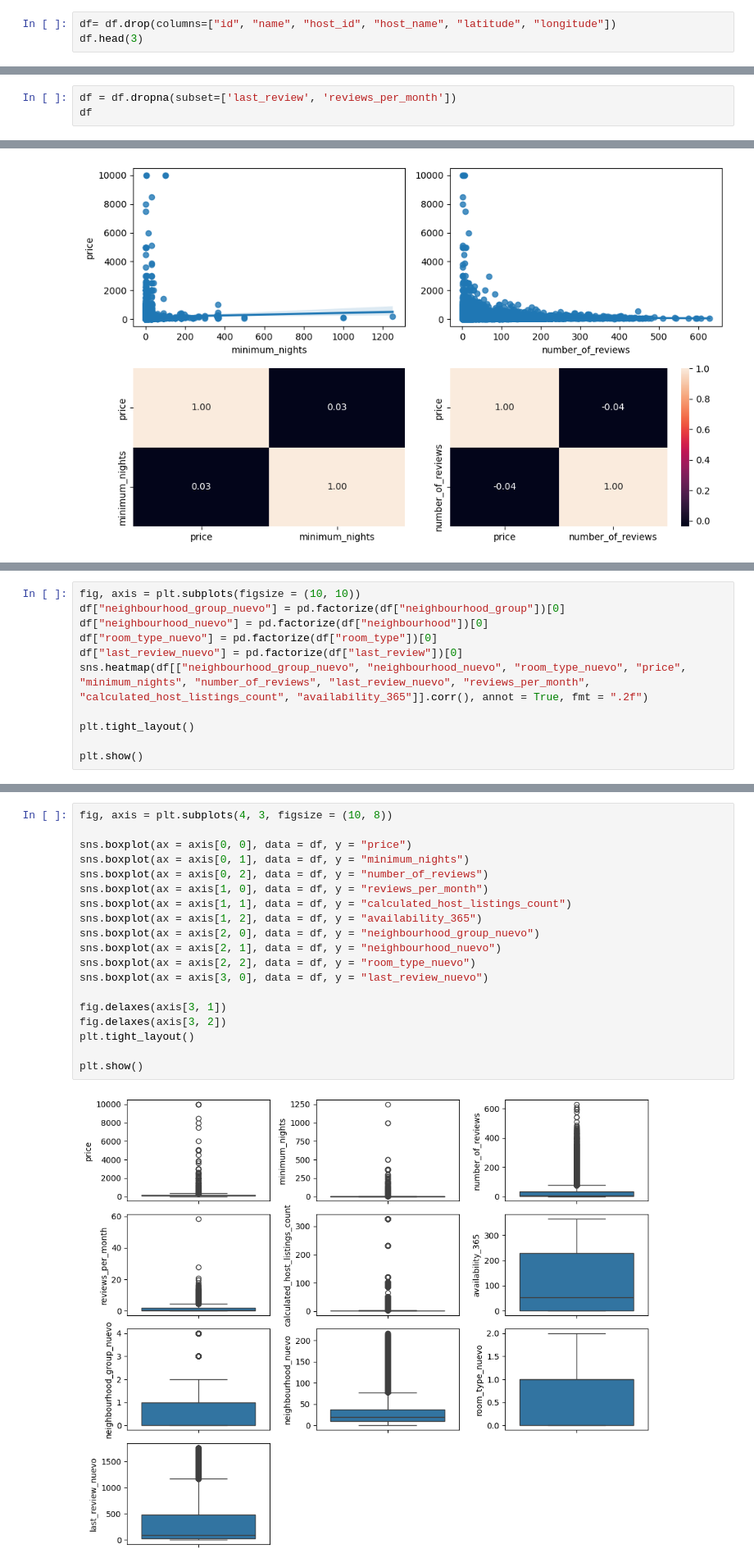
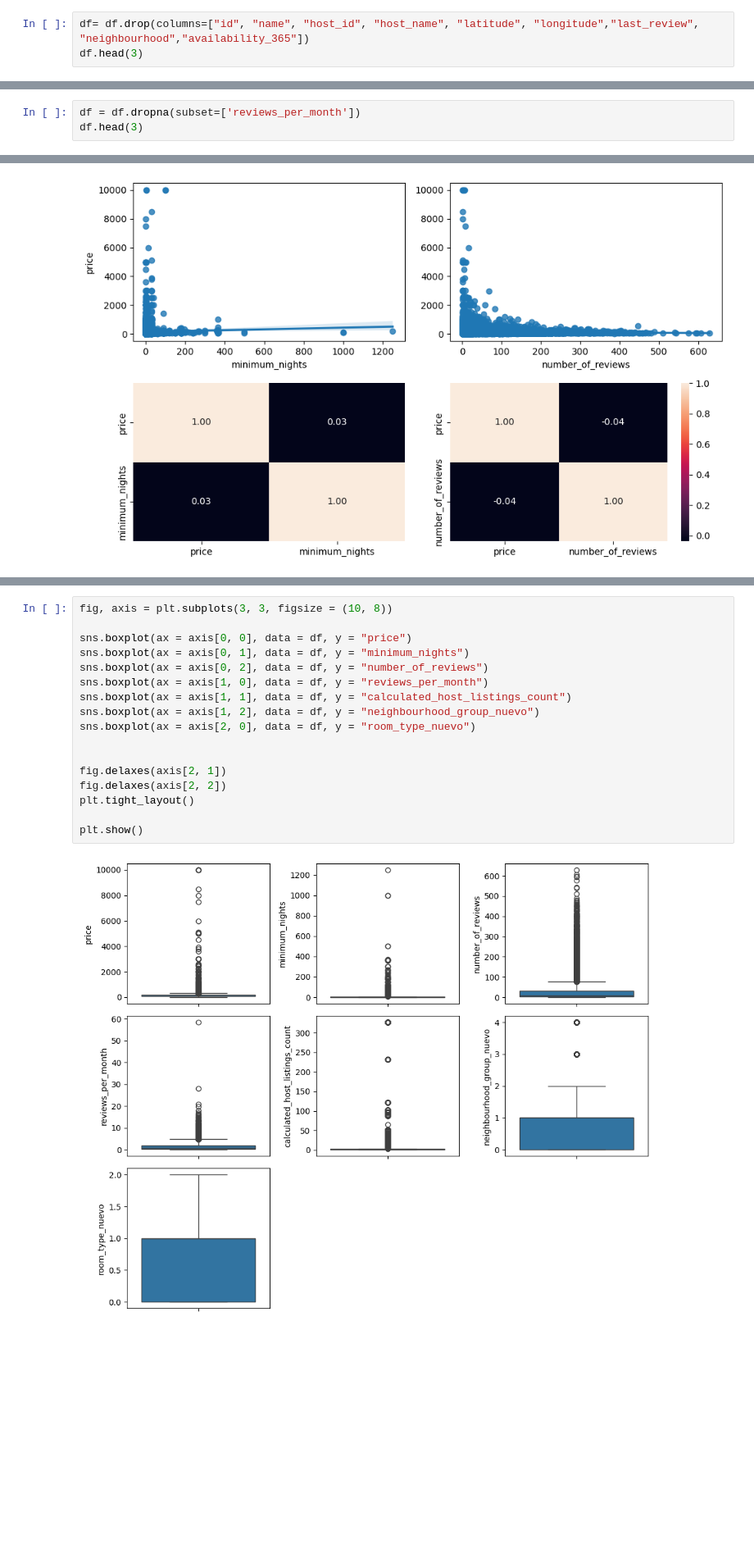
Before and after one commit to Jorge3127/machine-learning-python-template-Jorge3127, a Jupyter notebook: src/explore.ipynb, the cells around one changed output, grey strips where cells are left out. Shown at 82% size. Drawn from its saved outputs; the diff is of its cells as text; blank space fills up the shorter version.

```diff
--- a/src/explore.ipynb
+++ b/src/explore.ipynb
@@ -80,4 +62,4 @@ df
 # %%
-df= df.drop(columns=["id", "name", "host_id", "host_name", "latitude", "longitude"])
+df= df.drop(columns=["id", "name", "host_id", "host_name", "latitude", "longitude","last_review", "neighbourhood","availability_365"])
 df.head(3)
 # %% [output]
@@ -92,4 +77,4 @@ df.shape
 # %%
-df = df.dropna(subset=['last_review', 'reviews_per_month'])
-df
+df = df.dropna(subset=['reviews_per_month'])
+df.head(3)
 # %% [output]
@@ -390,11 +222,0 @@ plt.show()
-# %%
-fig, axis = plt.subplots(figsize = (10, 10))
-df["neighbourhood_group_nuevo"] = pd.factorize(df["neighbourhood_group"])[0]
-df["neighbourhood_nuevo"] = pd.factorize(df["neighbourhood"])[0]
-df["room_type_nuevo"] = pd.factorize(df["room_type"])[0]
-df["last_review_nuevo"] = pd.factorize(df["last_review"])[0]
-sns.heatmap(df[["neighbourhood_group_nuevo", "neighbourhood_nuevo", "room_type_nuevo", "price", "minimum_nights", "number_of_reviews", "last_review_nuevo", "reviews_per_month", "calculated_host_listings_count", "availability_365"]].corr(), annot = True, fmt = ".2f")
-
-plt.tight_layout()
-
-plt.show()
@@ -444,24 +327,22 @@ df.describe()
 # %%
-fig, axis = plt.subplots(4, 3, figsize = (10, 8))
+fig, axis = plt.subplots(3, 3, figsize = (10, 8))
 
 sns.boxplot(ax = axis[0, 0], data = df, y = "price")
 sns.boxplot(ax = axis[0, 1], data = df, y = "minimum_nights")
 sns.boxplot(ax = axis[0, 2], data = df, y = "number_of_reviews")
 sns.boxplot(ax = axis[1, 0], data = df, y = "reviews_per_month")
 sns.boxplot(ax = axis[1, 1], data = df, y = "calculated_host_listings_count")
-sns.boxplot(ax = axis[1, 2], data = df, y = "availability_365")
-sns.boxplot(ax = axis[2, 0], data = df, y = "neighbourhood_group_nuevo")
-sns.boxplot(ax = axis[2, 1], data = df, y = "neighbourhood_nuevo")
-sns.boxplot(ax = axis[2, 2], data = df, y = "room_type_nuevo")
-sns.boxplot(ax = axis[3, 0], data = df, y = "last_review_nuevo")
+sns.boxplot(ax = axis[1, 2], data = df, y = "neighbourhood_group_nuevo")
+sns.boxplot(ax = axis[2, 0], data = df, y = "room_type_nuevo")
 
-fig.delaxes(axis[3, 1])
-fig.delaxes(axis[3, 2])
+
+fig.delaxes(axis[2, 1])
+fig.delaxes(axis[2, 2])
 plt.tight_layout()
 
 plt.show()
 # %% [output]
-[figure, old version]
+[figure, new version]
 # %%
 # Calcular el primer cuartil (Q1) y el tercer cuartil (Q3)
 Q1 = df['price'].quantile(0.25)
```
Also changed, not shown: parts of 51 cells of this notebook.
